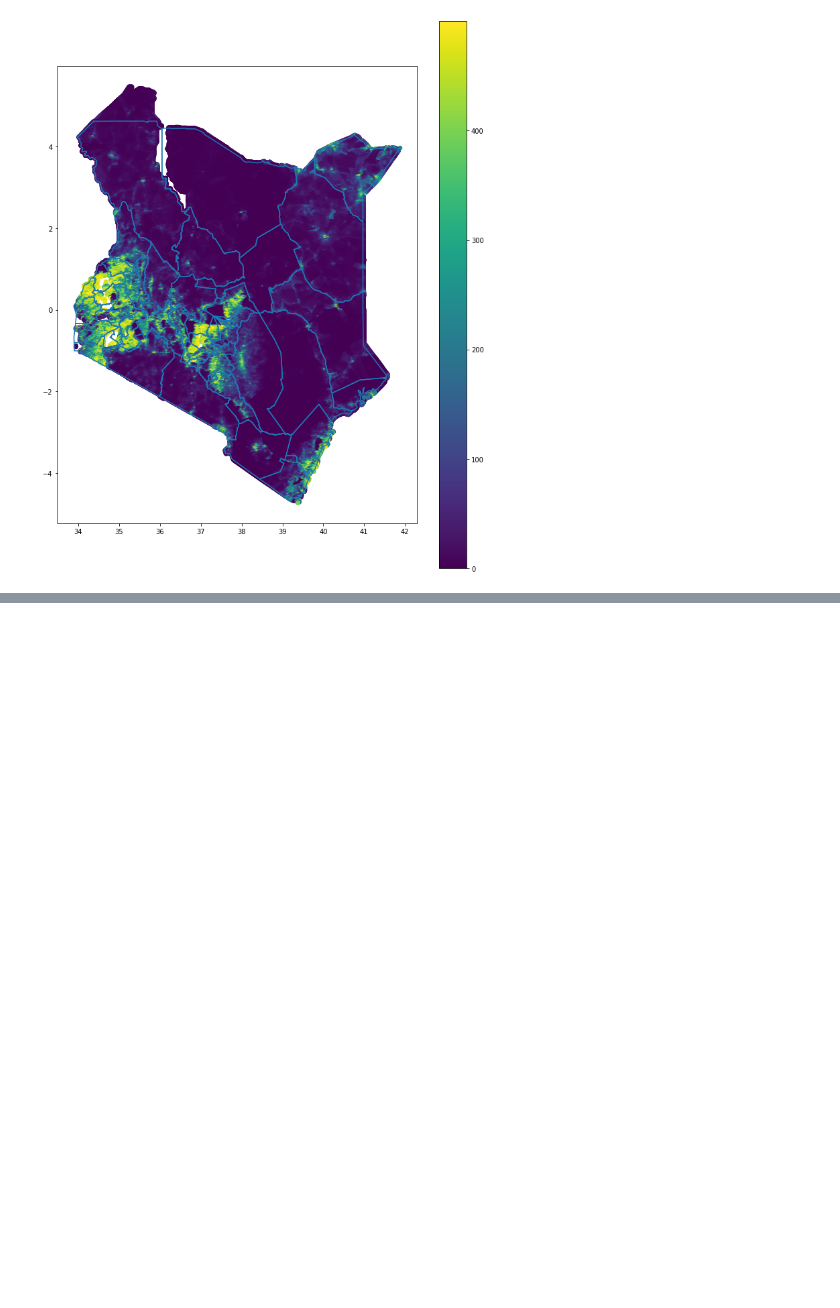
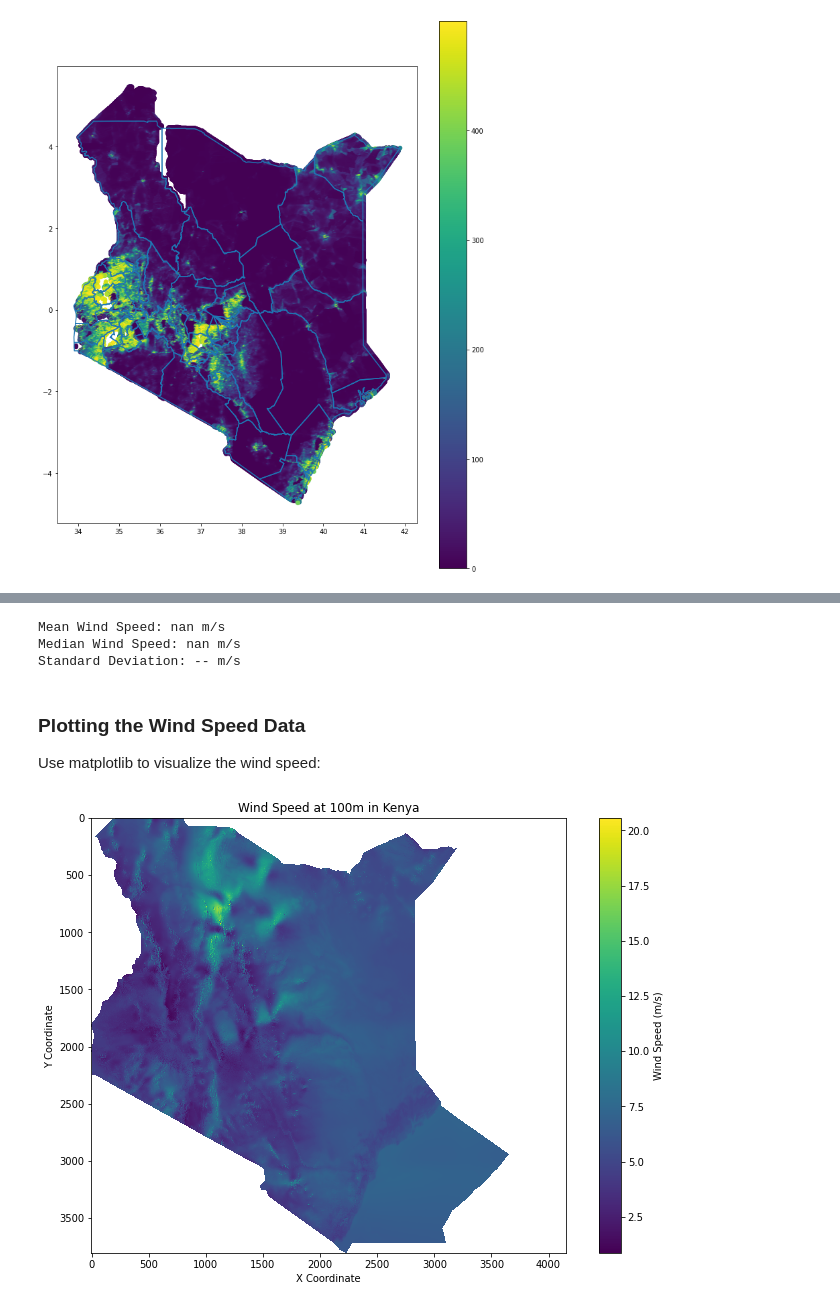
Before and after one commit to DavidGathimbaM/Energy-Access-and-Electrification-planning, a Jupyter notebook: group_workbook/Peter.ipynb, the cells around one changed output, grey strips where cells are left out. Saved outputs shown, nothing was run; the diff lists cells and outputs as text; code cells hidden in the pictures; blank space fills up the shorter version.

Commit message:
data cleaning

```diff
--- a/group_workbook/Peter.ipynb
+++ b/group_workbook/Peter.ipynb
@@ -511,0 +625,8 @@ ke_pop_df.query('Density<500').plot(ax=base, column='Density', legend=True)
+# %%
+# Define file path
+file_path = r'C:\Users\User\Documents\Energy-Access-and-Electrification-planning\data\renewable_potential_data\kenya_renewable_data\kenya_wind-speed_100m.tif'
+
+# Open the .tif file using rasterio
+with rasterio.open(file_path) as src:
+    raster_data = src.read(1)  # Read the first band
+    profile = src.profile     # Get metadata for the file
@@ -511,0 +642,19 @@ ke_pop_df.query('Density<500').plot(ax=base, column='Density', legend=True)
+# %%
+# Open the TIFF file
+with rasterio.open(r'C:\Users\User\Documents\Energy-Access-and-Electrification-planning\data\renewable_potential_data\kenya_renewable_data\kenya_wind-speed_100m.tif') as src:
+    # Print metadata
+    print("Metadata:", src.meta)
+
+    # Print dimensions (height and width) and number of bands
+    print("Dimensions (Height x Width):", src.height, "x", src.width)
+    print("Number of Bands:", src.count)
+
+    # Print coordinate reference system (CRS)
+    print("Coordinate Reference System (CRS):", src.crs)
+
+    # Print affine transformation (mapping coordinates to array indices)
+    print("Affine Transformation:", src.transform)
+
+    # Read the first band and print a portion of pixel values as an example
+    band1 = src.read(1)  # Read the first band
+    print("Sample Pixel Values (Top-left corner):\n", band1[:5, :5])
@@ -511,0 +676,33 @@ ke_pop_df.query('Density<500').plot(ax=base, column='Density', legend=True)
+# %%
+# Check the no data value
+no_data_value = src.nodata
+
+# Create a mask for the no data values
+masked_data = np.ma.masked_equal(raster_data, no_data_value)
+# %%
+# Calculate statistics
+mean_speed = np.mean(masked_data)
+median_speed = np.median(masked_data)
+std_dev_speed = np.std(masked_data)
+
+print(f'Mean Wind Speed: {mean_speed:.2f} m/s')
+print(f'Median Wind Speed: {median_speed:.2f} m/s')
+print(f'Standard Deviation: {std_dev_speed:.2f} m/s')
+# %% [output]
+Mean Wind Speed: nan m/s
+Median Wind Speed: nan m/s
+Standard Deviation: -- m/s
+# %% [markdown]
+### Plotting the Wind Speed Data
+Use matplotlib to visualize the wind speed:
+# %%
+plt.figure(figsize=(12, 8))
+plt.title('Wind Speed at 100m in Kenya')
+plt.imshow(masked_data, cmap='viridis', interpolation='nearest')
+plt.colorbar(label='Wind Speed (m/s)')
+plt.xlabel('X Coordinate')
+plt.ylabel('Y Coordinate')
+plt.grid(False)
+plt.show()
+# %% [output]
+[figure, added]
```
Also changed, not shown: parts of 22 cells of this notebook, 1 other file.
